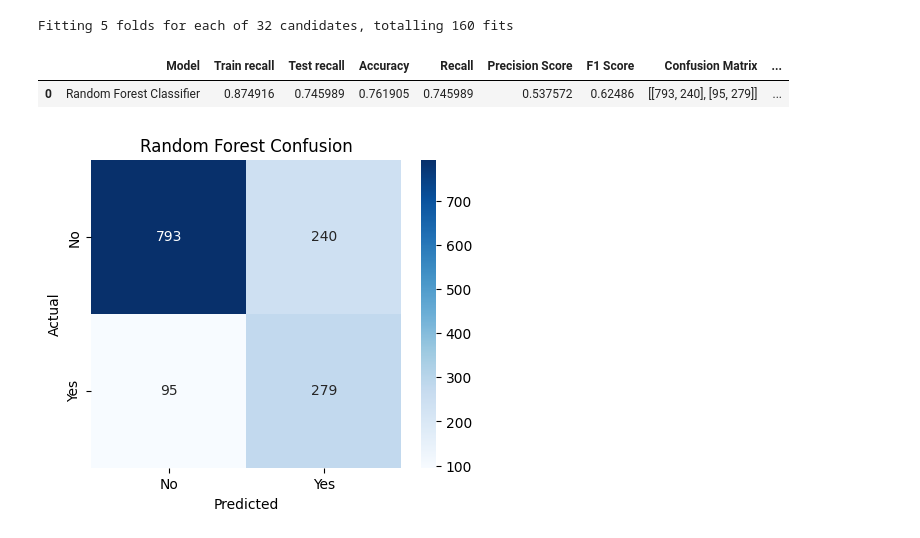
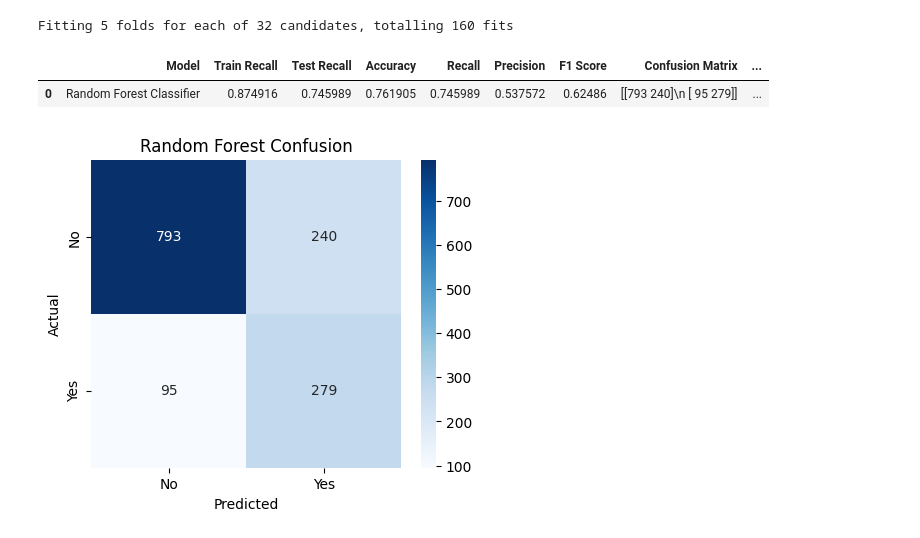
Before and after one commit to Md-Maruf-1727/customer-churn-prediction-ml, a Jupyter notebook: NoteBooks/04_model_training.ipynb, the cells around one changed output. Cells and saved outputs as stored; diff of their text form; code cells hidden in the pictures.

```diff
--- a/NoteBooks/04_model_training.ipynb
+++ b/NoteBooks/04_model_training.ipynb
@@ -296,41 +296,19 @@ rf_grid = GridSearchCV(
 rf_model = rf_grid.fit(scale_xtrain, ytrain)
 # %% [output]
 Fitting 5 folds for each of 32 candidates, totalling 160 fits
-# %%
-rf_train_pred = rf_model.predict(scale_xtrain)
-rf_pred = rf_model.predict(scale_xtest)
-rf_pred_proba = rf_model.predict_proba(scale_xtest)[:, 1]
-
-rf_train_recall = recall_score(ytrain, rf_train_pred)
-rf_test_recall = recall_score(ytest, rf_pred)
-
-rf_accuracy = accuracy_score(ytest, rf_pred)
-rf_recall = recall_score(ytest, rf_pred)
-rf_precision = precision_score(ytest, rf_pred)
-rf_f1 = f1_score(ytest, rf_pred)
-rf_confusion = confusion_matrix(ytest, rf_pred)
-rf_roc_auc = roc_auc_score(ytest, rf_pred_proba)
-
-rf_best_param = rf_model.best_params_
-rf_best_score = rf_model.best_score_
-
-rf_result = pd.DataFrame([{
-    'Model': 'Random Forest Classifier',
-    'Train recall': rf_train_recall,
-    'Test recall': rf_test_recall,
-    'Accuracy': rf_accuracy,
-    'Recall': rf_recall,
-    'Precision Score': rf_precision,
-    'F1 Score': rf_f1,
-    'Confusion Matrix': rf_confusion,
-    'Roc Auc Score': rf_roc_auc,
-    'Best Params': str(rf_best_param),
-    'Best CV Score': rf_best_score
-}])
-rf_result
-# %% [output]
-|  | Model | Train recall | Test recall | Accuracy | Recall | Precision Score | F1 Score | Confusion Matrix | ... |
-| 0 | Random Forest Classifier | 0.874916 | 0.745989 | 0.761905 | 0.745989 | 0.537572 | 0.62486 | [[793, 240], [95, 279]] | ... |
+# %%
+rf_result, rf_pred_proba, rf_confusion, rf_roc_auc = evaluete_model(
+    model=rf_model,
+    xtrain=scale_xtrain,
+    xtest=scale_xtest,
+    ytrain=ytrain,
+    ytest=ytest,
+    model_name='Random Forest Classifier'
+)
+rf_result
+# %% [output]
+|  | Model | Train Recall | Test Recall | Accuracy | Recall | Precision | F1 Score | Confusion Matrix | ... |
+| 0 | Random Forest Classifier | 0.874916 | 0.745989 | 0.761905 | 0.745989 | 0.537572 | 0.62486 | [[793 240]\n [ 95 279]] | ... |
 # %%
 plt.figure(figsize=(5,4))
 labels=['No', 'Yes']
```
Also changed, not shown: parts of 3 cells of this notebook.
